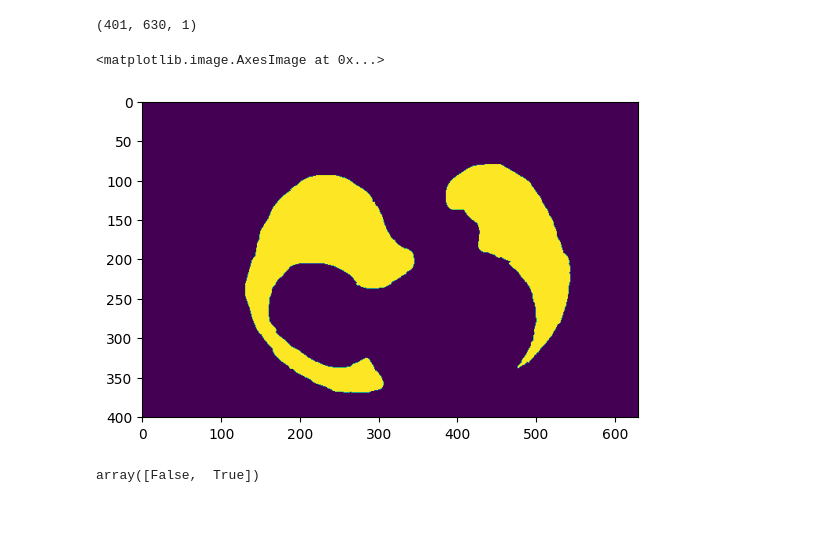
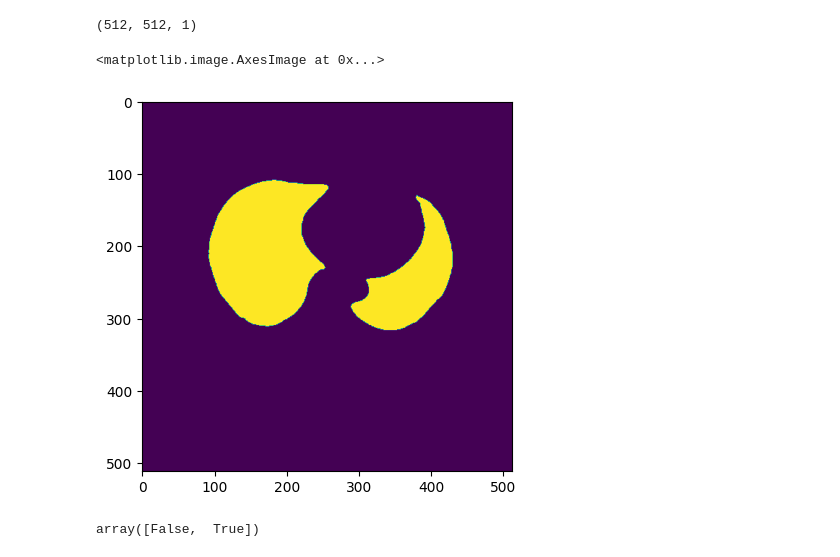
Before and after one commit to lusdavtyan/lung-segmentation, a Jupyter notebook: lung_segmentation.ipynb, the cells around one changed output. Cells and saved outputs as stored; diff of their text form; code cells hidden in the pictures; blank space fills up the shorter version.

Commit message:
Update the visualization

```diff
--- a/lung_segmentation.ipynb
+++ b/lung_segmentation.ipynb
@@ -20,11 +20,11 @@ image = utils.get_input_and_label(paths.PATH_LIST, 0, 2)[0]
 # %%
-label = utils.get_input_and_label(paths.PATH_LIST, 0, 2)[1]
+label = utils.get_input_and_label(paths.PATH_LIST, 1, 50)[1]
 print(label.shape)
 plt.imshow(label)
 # %% [output]
-(401, 630, 1)
+(512, 512, 1)
 <matplotlib.image.AxesImage at 0x...>
-[figure, old version]
+[figure, new version]
 # %%
 np.unique(label)
 # %% [output]
```
Also changed, not shown: parts of 2 cells of this notebook, 1 other file.
